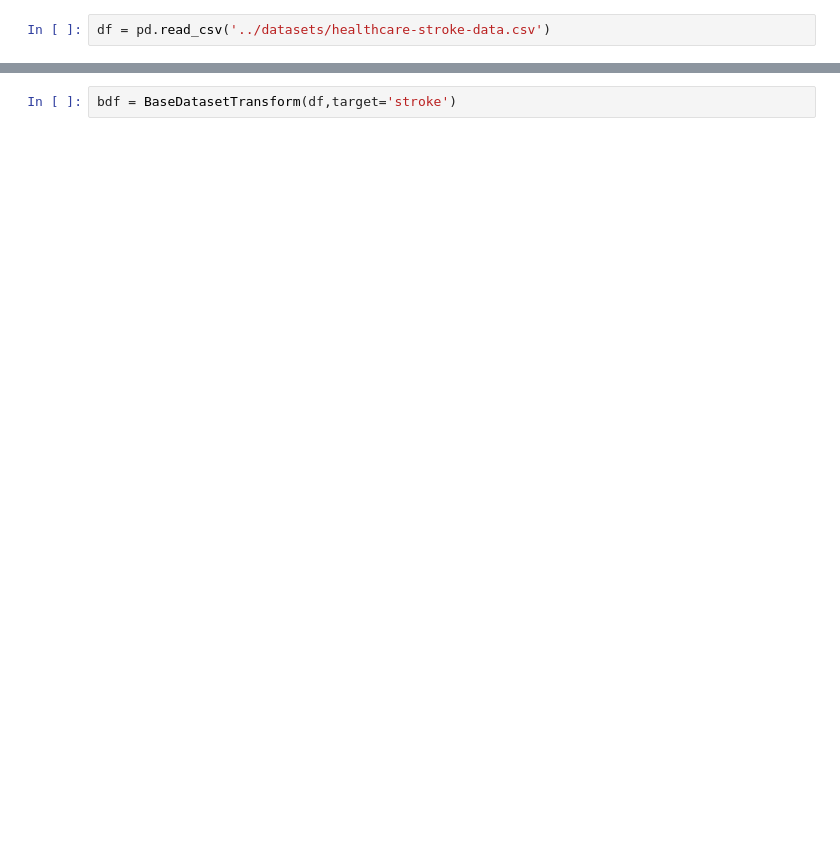
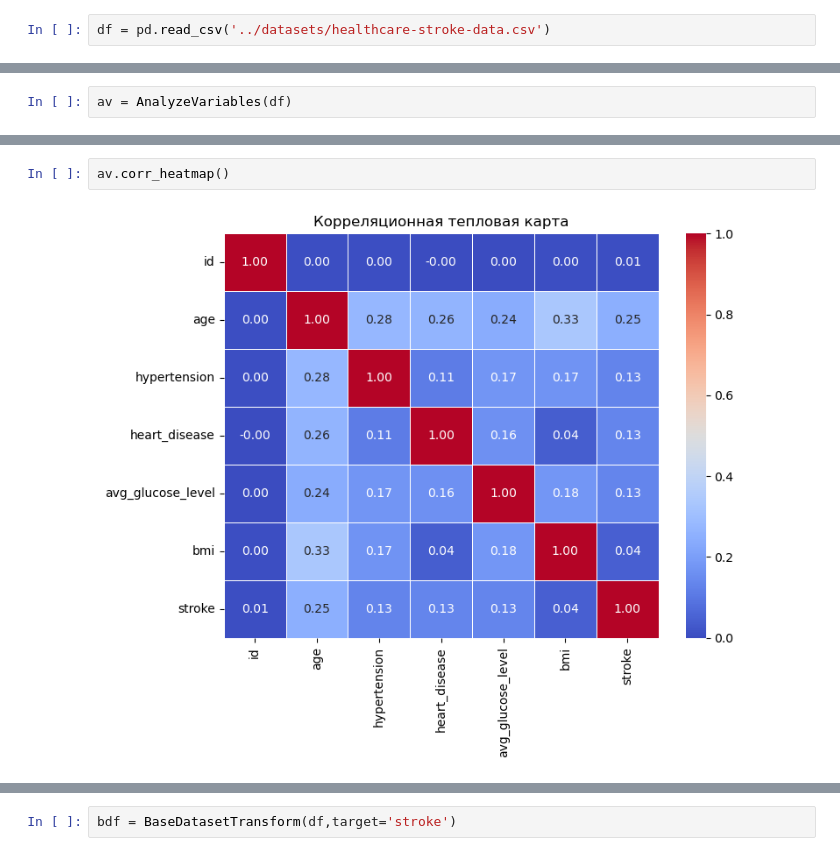
Before and after one commit to dmitryburn/checking_datasets, a Jupyter notebook: notebooks/healthcare-stroke.ipynb, the cells around one changed output, grey strips where cells are left out. Cells and saved outputs as stored; diff of their text form; blank space fills up the shorter version.

```diff
--- a/notebooks/healthcare-stroke.ipynb
+++ b/notebooks/healthcare-stroke.ipynb
@@ -28,0 +17,2 @@ df.shape
+# %%
+av = AnalyzeVariables(df)
@@ -28,0 +41,4 @@ df.shape
+# %%
+av.corr_heatmap()
+# %% [output]
+[figure, added]
```
Also changed, not shown: parts of 11 cells of this notebook, 22 other files.
